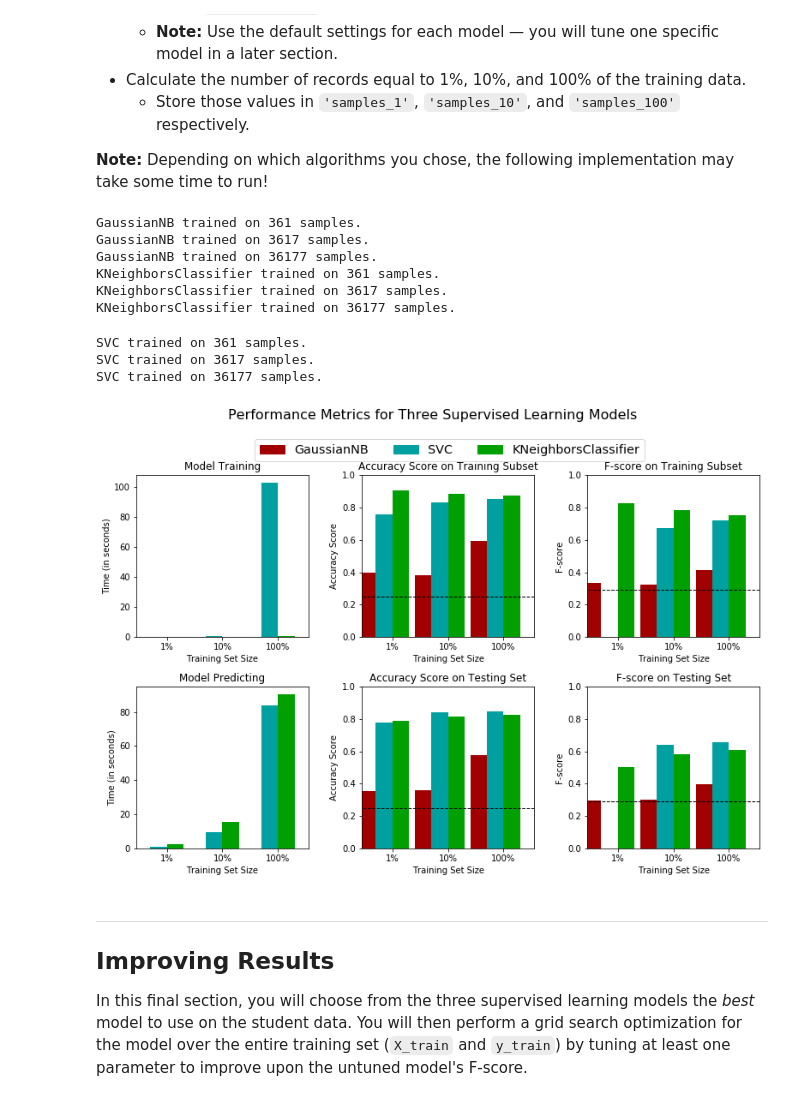
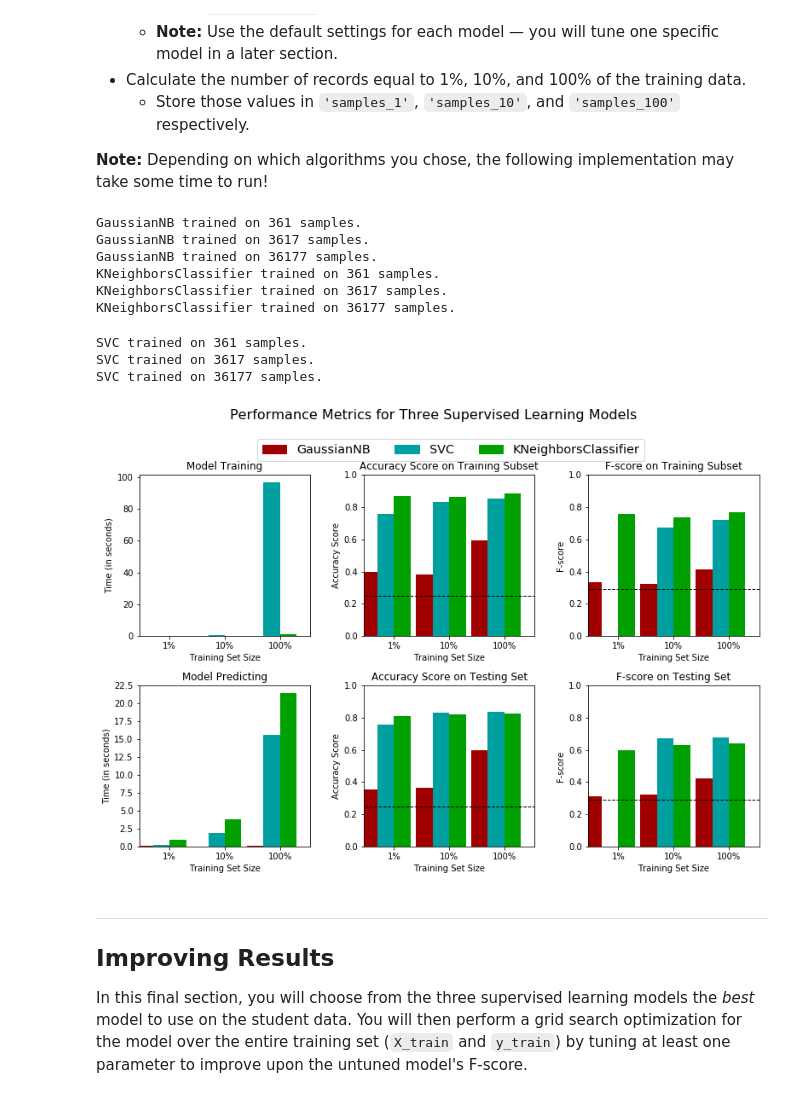
Before and after one commit to amal994/machine_learning_course, a Jupyter notebook: finding_donors/finding_donors.ipynb, the cells around one changed output. Saved outputs shown, nothing was run; the diff lists cells and outputs as text; code cells hidden in the pictures.

```diff
--- a/finding_donors/finding_donors.ipynb
+++ b/finding_donors/finding_donors.ipynb
@@ -324,23 +366,23 @@ def train_predict(learner, sample_size, X_train, y_train, X_test, y_test):
     #       then get predictions on the first 300 training samples(X_train) using .predict()
     start = time() # Get start time
     predictions_test = learner.predict(X_test)
-    predictions_train = learner.predict(X_train)
+    predictions_train = learner.predict(X_train[:300])
     end = time() # Get end time
 
     # TODO: Calculate the total prediction time
     results['pred_time'] = end - start
     beta=0.5
     # TODO: Compute accuracy on the first 300 training samples which is y_train[:300]
-    results['acc_train'] = accuracy_score(y_train[:300], predictions_train[:300], beta)
+    results['acc_train'] = accuracy_score(y_train[:300], predictions_train)
 
     # TODO: Compute accuracy on test set using accuracy_score()
-    results['acc_test'] = accuracy_score(y_test[:300], predictions_test[:300], beta)
+    results['acc_test'] = accuracy_score(y_test, predictions_test)
 
     # TODO: Compute F-score on the the first 300 training samples using fbeta_score()
-    results['f_train'] = fbeta_score(y_train[:300], predictions_train[:300], beta)
+    results['f_train'] = fbeta_score(y_train[:300], predictions_train, beta)
 
     # TODO: Compute F-score on the test set which is y_test
-    results['f_test'] = fbeta_score(y_test[:300], predictions_test[:300], beta)
+    results['f_test'] = fbeta_score(y_test, predictions_test, beta)
 
     # Success
     print "{} trained on {} samples.".format(learner.__class__.__name__, sample_size)
@@ -366,38 +408,38 @@ from sklearn import svm
 
 # TODO: Initialize the three models
 clf_A = GaussianNB()
-clf_B = KNeighborsClassifier(n_neighbors=3)
+clf_B = KNeighborsClassifier()
 clf_C = svm.SVC()
 
 # TODO: Calculate the number of samples for 1%, 10%, and 100% of the training data
 # HINT: samples_100 is the entire training set i.e. len(y_train)
 # HINT: samples_10 is 10% of samples_100
 # HINT: samples_1 is 1% of samples_100
 samples_100 = len(X_train)
 samples_10 = samples_100*0.1
 samples_1 = samples_100*0.01
 
 # Collect results on the learners
 results = {}
 for clf in [clf_A, clf_B, clf_C]:
     clf_name = clf.__class__.__name__
     results[clf_name] = {}
     for i, samples in enumerate([samples_1, samples_10, samples_100]):
         results[clf_name][i] = train_predict(clf, int(samples), X_train, y_train, X_test, y_test)
 
 # Run metrics visualization for the three supervised learning models chosen
 vs.evaluate(results, accuracy, fscore)
 # %% [output]
 GaussianNB trained on 361 samples.
 GaussianNB trained on 3617 samples.
 GaussianNB trained on 36177 samples.
 KNeighborsClassifier trained on 361 samples.
 KNeighborsClassifier trained on 3617 samples.
 KNeighborsClassifier trained on 36177 samples.
 SVC trained on 361 samples.
 SVC trained on 3617 samples.
 SVC trained on 36177 samples.
-[figure, old version]
+[figure, new version]
 # %% [markdown]
 ----
 ## Improving Results
```
Also changed, not shown: parts of 10 cells of this notebook.
